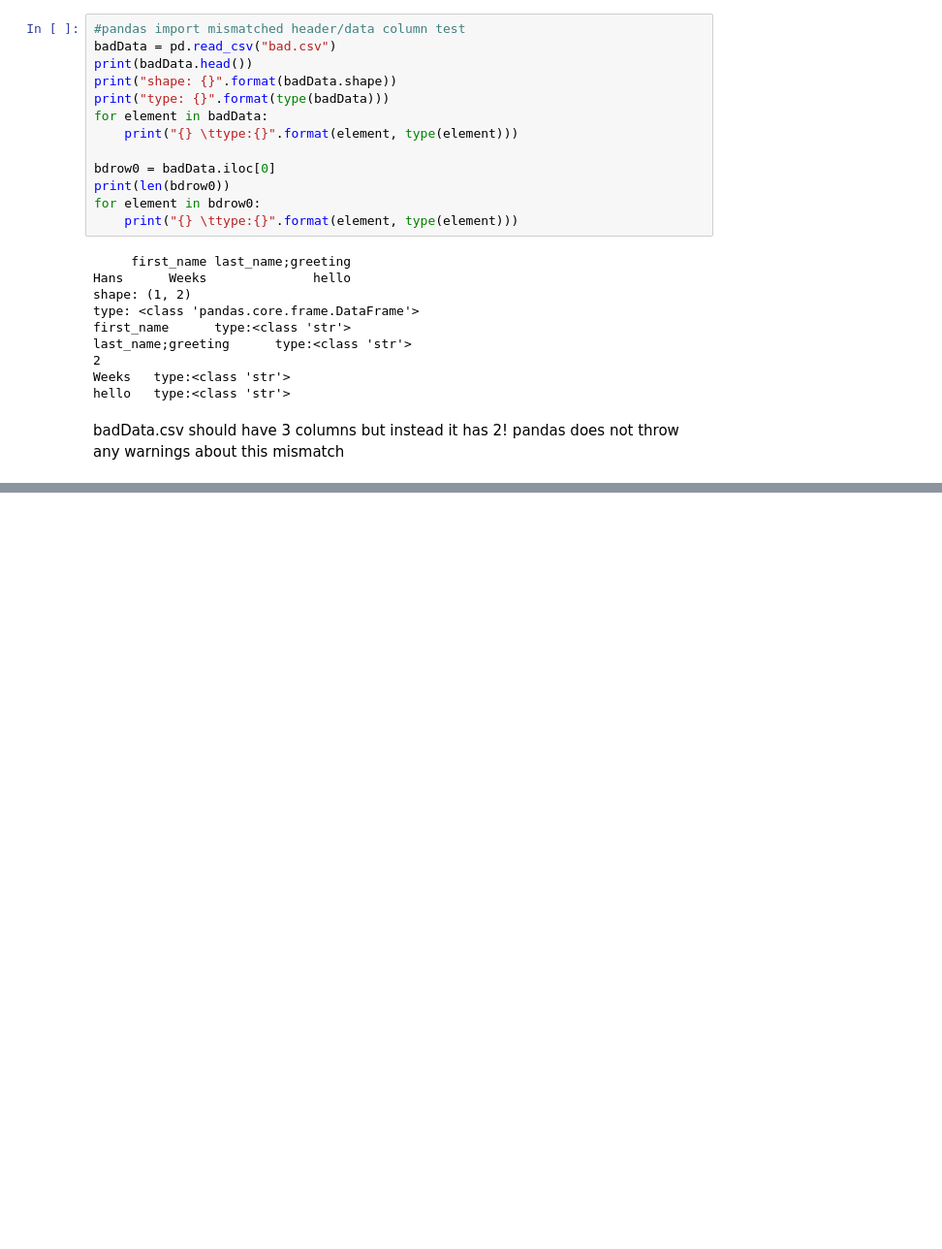
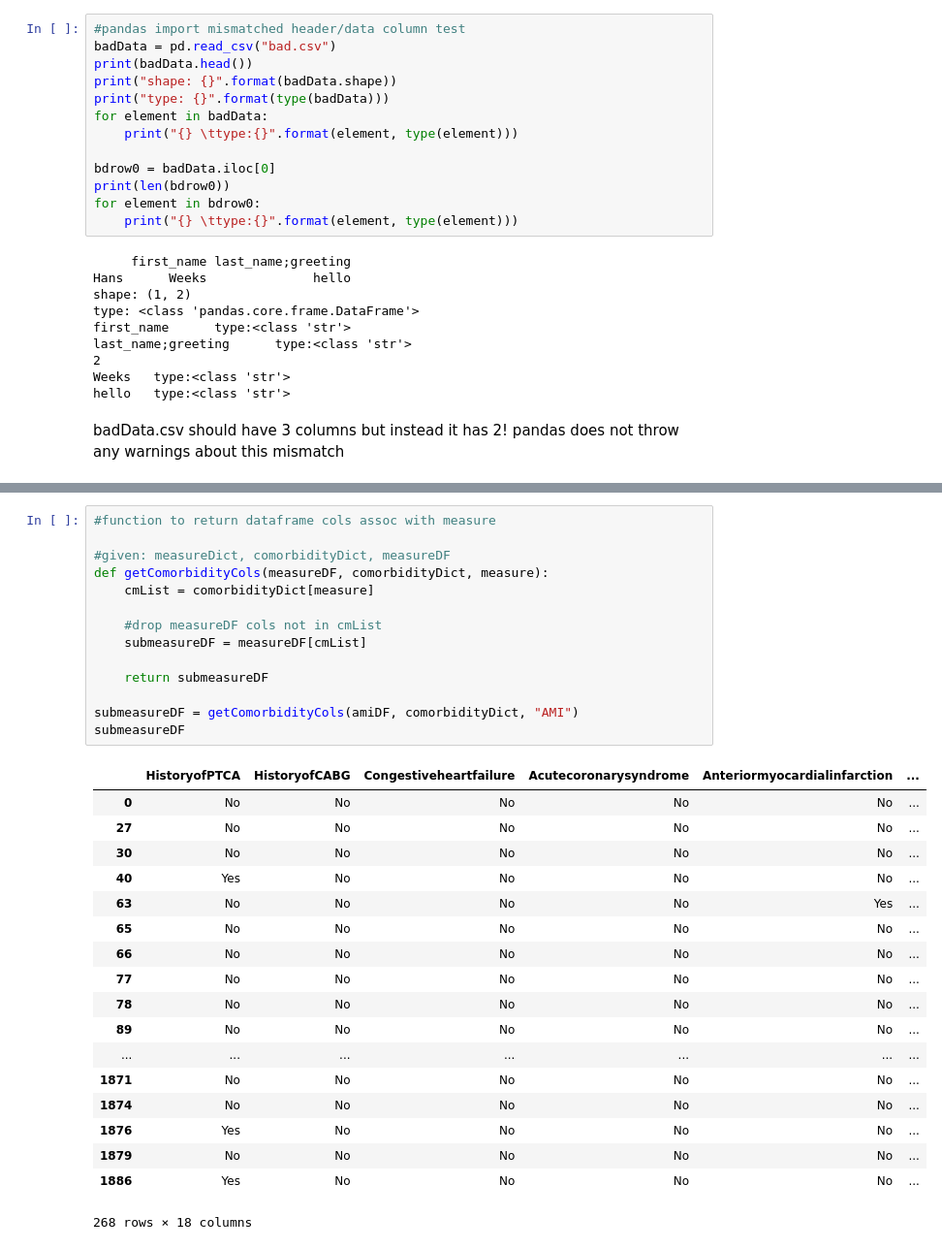
Before and after one commit to hhweeks/graymatter, a Jupyter notebook: GrayMatterWrangling.ipynb, the cells around one changed output, grey strips where cells are left out. Shown at 97% size. Saved outputs shown, nothing was run; the diff lists cells and outputs as text; blank space fills up the shorter version.

```diff
--- a/GrayMatterWrangling.ipynb
+++ b/GrayMatterWrangling.ipynb
@@ -124,0 +348,33 @@ badData.csv should have 3 columns but instead it has 2! pandas does not throw an
+# %%
+#function to return dataframe cols assoc with measure
+
+#given: measureDict, comorbidityDict, measureDF
+def getComorbidityCols(measureDF, comorbidityDict, measure):
+    cmList = comorbidityDict[measure]
+
+    #drop measureDF cols not in cmList
+    submeasureDF = measureDF[cmList]
+
+    return submeasureDF
+
+submeasureDF = getComorbidityCols(amiDF, comorbidityDict, "AMI")
+submeasureDF
+# %% [output]
+|  | HistoryofPTCA | HistoryofCABG | Congestiveheartfailure | Acutecoronarysyndrome | Anteriormyocardialinfarction | ... |
+| 0 | No | No | No | No | No | ... |
+| 27 | No | No | No | No | No | ... |
+| 30 | No | No | No | No | No | ... |
+| 40 | Yes | No | No | No | No | ... |
+| 63 | No | No | No | No | Yes | ... |
+| 65 | No | No | No | No | No | ... |
+| 66 | No | No | No | No | No | ... |
+| 77 | No | No | No | No | No | ... |
+| 78 | No | No | No | No | No | ... |
+| 89 | No | No | No | No | No | ... |
+| ... | ... | ... | ... | ... | ... | ... |
+| 1871 | No | No | No | No | No | ... |
+| 1874 | No | No | No | No | No | ... |
+| 1876 | Yes | No | No | No | No | ... |
+| 1879 | No | No | No | No | No | ... |
+| 1886 | Yes | No | No | No | No | ... |
+268 rows × 18 columns
```
Also changed, not shown: parts of 13 cells of this notebook, 4 other files.
